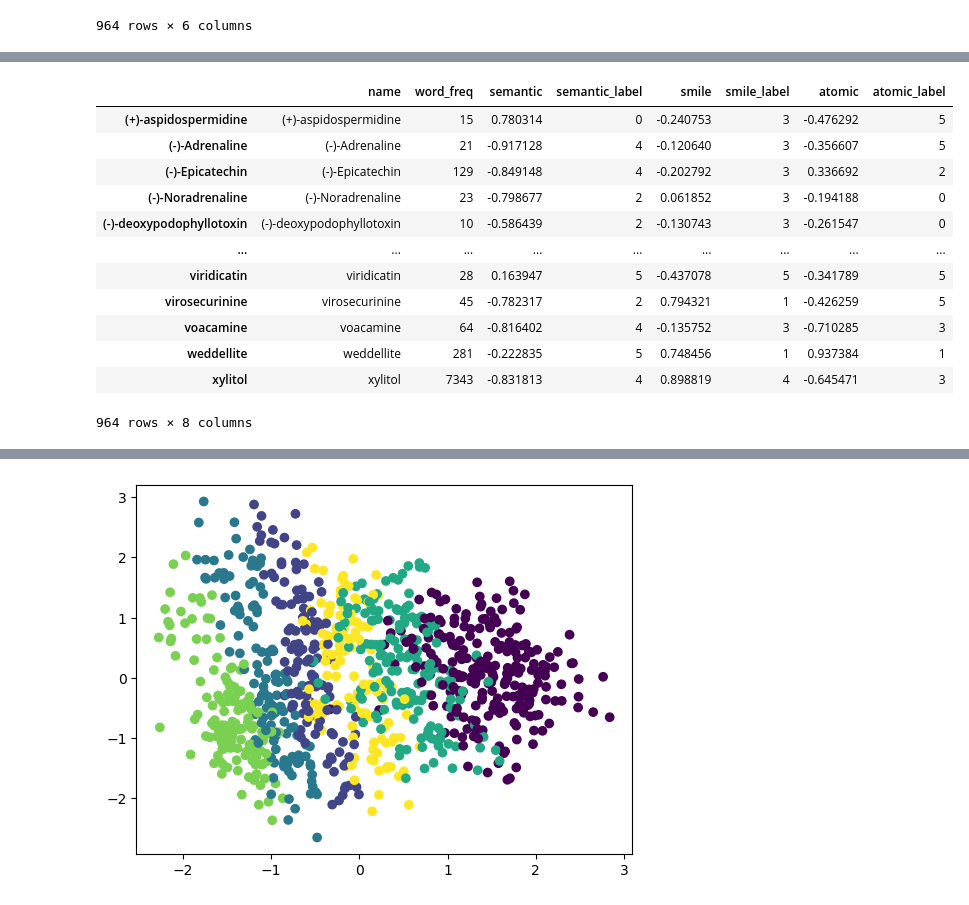
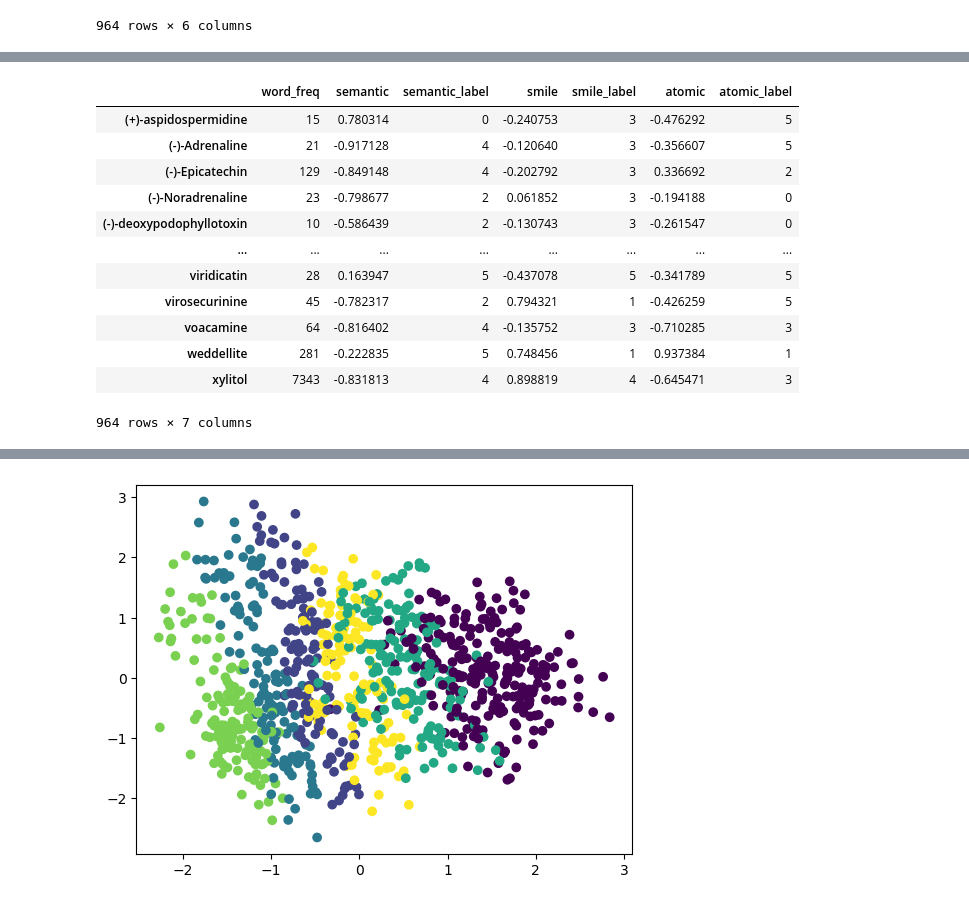
Before and after one commit to LyuZejian/CrystalEmbedding, a Jupyter notebook: Cluster_analysis.ipynb, the cells around one changed output, grey strips where cells are left out. Cells and saved outputs as stored; diff of their text form; code cells hidden in the pictures.

```diff
--- a/Cluster_analysis.ipynb
+++ b/Cluster_analysis.ipynb
@@ -209,27 +281,38 @@ plt.hist(ato_label)
 # %%
+spect_decomp = spect_decomp_r_n
+
+sem_decomp = spect_decomp(df_sem)
+smi_decomp = spect_decomp(df_smi)
+ato_decomp = spect_decomp(df_ato)
+
+sem_label = spect_clustering(df_sem, spect_decomp, number=6)
+smi_label = spect_clustering(df_smi, spect_decomp, number=6)
+ato_label = spect_clustering(df_ato, spect_decomp, number=6)
+
 df_decomp = pd.DataFrame({
     'name': list(df_add.name),
     'word_freq': list(df_add.word_freq),
     'semantic': sem_decomp[:, 1],
     'semantic_label': sem_label,
     'smile': smi_decomp[:, 1],
     'smile_label': smi_label,
     'atomic': ato_decomp[:, 1],
     'atomic_label': ato_label
 })
 df_decomp.index = list(df_decomp.name)
+df_decomp.drop(columns='name', inplace=True)
 df_decomp
 # %% [output]
-|  | name | word_freq | semantic | semantic_label | smile | smile_label | atomic | atomic_label |
-| (+)-aspidospermidine | (+)-aspidospermidine | 15 | 0.780314 | 0 | -0.240753 | 3 | -0.476292 | 5 |
-| (-)-Adrenaline | (-)-Adrenaline | 21 | -0.917128 | 4 | -0.120640 | 3 | -0.356607 | 5 |
-| (-)-Epicatechin | (-)-Epicatechin | 129 | -0.849148 | 4 | -0.202792 | 3 | 0.336692 | 2 |
-| (-)-Noradrenaline | (-)-Noradrenaline | 23 | -0.798677 | 2 | 0.061852 | 3 | -0.194188 | 0 |
-| (-)-deoxypodophyllotoxin | (-)-deoxypodophyllotoxin | 10 | -0.586439 | 2 | -0.130743 | 3 | -0.261547 | 0 |
-| ... | ... | ... | ... | ... | ... | ... | ... | ... |
-| viridicatin | viridicatin | 28 | 0.163947 | 5 | -0.437078 | 5 | -0.341789 | 5 |
-| virosecurinine | virosecurinine | 45 | -0.782317 | 2 | 0.794321 | 1 | -0.426259 | 5 |
-| voacamine | voacamine | 64 | -0.816402 | 4 | -0.135752 | 3 | -0.710285 | 3 |
-| weddellite | weddellite | 281 | -0.222835 | 5 | 0.748456 | 1 | 0.937384 | 1 |
-| xylitol | xylitol | 7343 | -0.831813 | 4 | 0.898819 | 4 | -0.645471 | 3 |
+|  | word_freq | semantic | semantic_label | smile | smile_label | atomic | atomic_label |
+| (+)-aspidospermidine | 15 | 0.780314 | 0 | -0.240753 | 3 | -0.476292 | 5 |
+| (-)-Adrenaline | 21 | -0.917128 | 4 | -0.120640 | 3 | -0.356607 | 5 |
+| (-)-Epicatechin | 129 | -0.849148 | 4 | -0.202792 | 3 | 0.336692 | 2 |
+| (-)-Noradrenaline | 23 | -0.798677 | 2 | 0.061852 | 3 | -0.194188 | 0 |
+| (-)-deoxypodophyllotoxin | 10 | -0.586439 | 2 | -0.130743 | 3 | -0.261547 | 0 |
+| ... | ... | ... | ... | ... | ... | ... | ... |
+| viridicatin | 28 | 0.163947 | 5 | -0.437078 | 5 | -0.341789 | 5 |
+| virosecurinine | 45 | -0.782317 | 2 | 0.794321 | 1 | -0.426259 | 5 |
+| voacamine | 64 | -0.816402 | 4 | -0.135752 | 3 | -0.710285 | 3 |
+| weddellite | 281 | -0.222835 | 5 | 0.748456 | 1 | 0.937384 | 1 |
+| xylitol | 7343 | -0.831813 | 4 | 0.898819 | 4 | -0.645471 | 3 |
-964 rows × 8 columns
+964 rows × 7 columns
```
Also changed, not shown: parts of 22 cells of this notebook.
